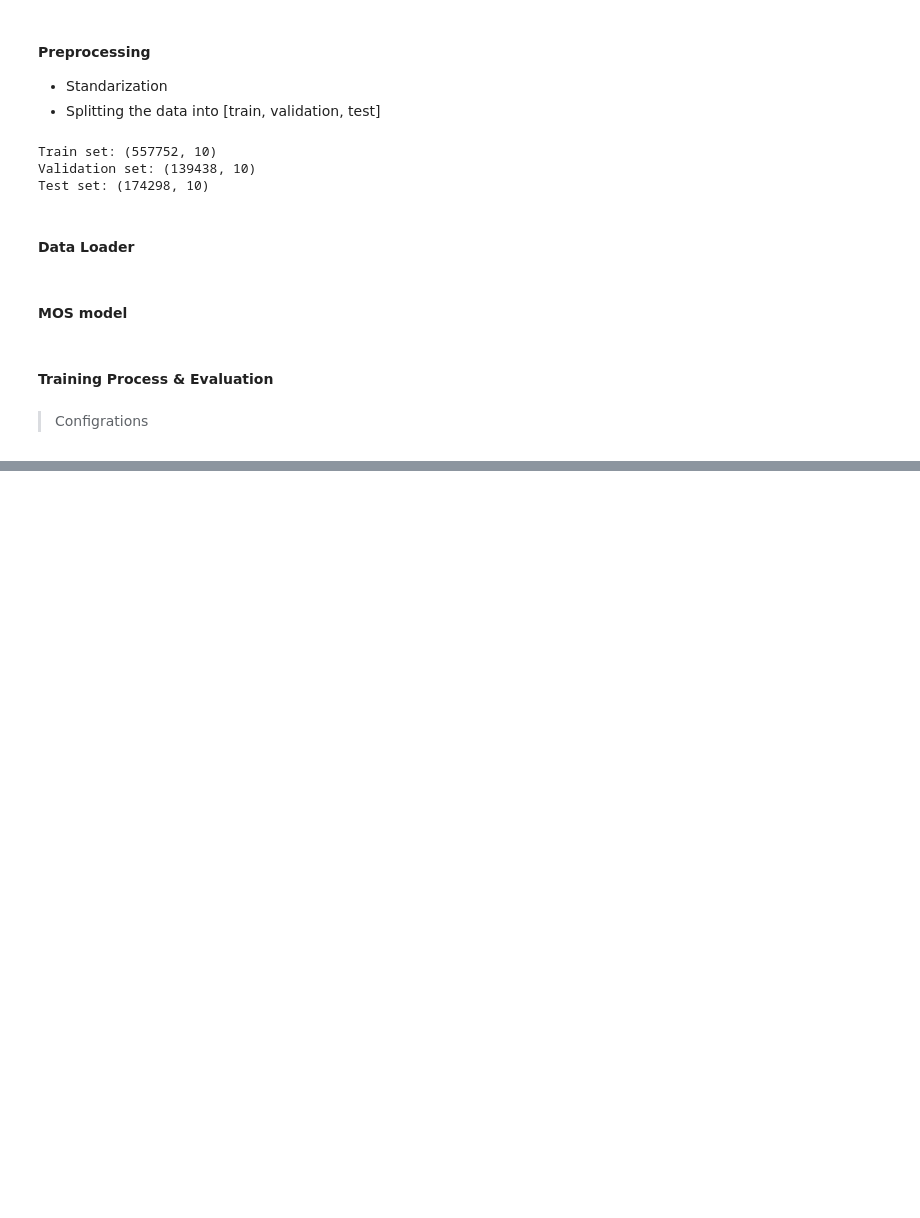
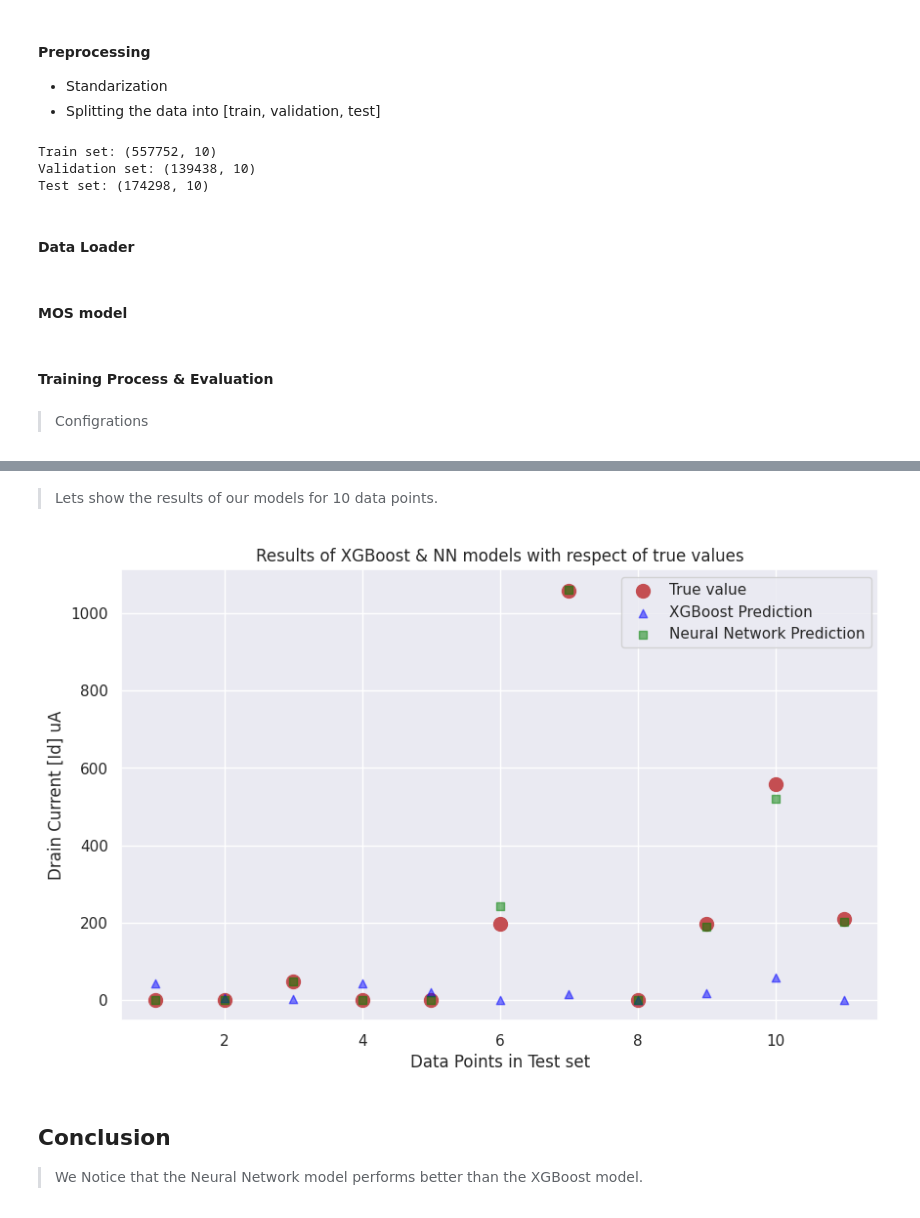
Before and after one commit to mo7amed7assan1911/MOS_Transistor_Current_Predictor, a Jupyter notebook: Notebooks/MOS_Transistor_Predictor.ipynb, the cells around one changed output, grey strips where cells are left out. Cells and saved outputs as stored; diff of their text form; code cells hidden in the pictures; blank space fills up the shorter version.

```diff
--- a/Notebooks/MOS_Transistor_Predictor.ipynb
+++ b/Notebooks/MOS_Transistor_Predictor.ipynb
@@ -566,18 +568,21 @@ class MOS_model(nn.Module):
         super(MOS_model, self).__init__()
 
         # Define the layers
-        self.fc1 = nn.Linear(input_size, 512)
-        self.fc2 = nn.Linear(512, 256)
-        self.fc3 = nn.Linear(256, 128)
-        self.fc4 = nn.Linear(128, 64)
+        self.fc1 = nn.Linear(input_size, 1024)
+        self.fc2 = nn.Linear(1024, 512)
+        self.fc3 = nn.Linear(512, 256)
+        self.fc4 = nn.Linear(256, 64)
         self.fc5 = nn.Linear(64, 32)
         self.fc6 = nn.Linear(32, 1) # Output layer
 
         self.relu = nn.ReLU()
+        self.dropout = nn.Dropout(0.15)
 
     def forward(self, x):
         x = self.relu(self.fc1(x))
+#         x = self.dropout(x)
         x = self.relu(self.fc2(x))
+        x = self.dropout(x)
         x = self.relu(self.fc3(x))
         x = self.relu(self.fc4(x))
         x = self.relu(self.fc5(x))
@@ -801,0 +897,31 @@ plt.legend();
+# %% [markdown]
+> Lets show the results of our models for 10 data points.
+# %%
+model.eval()
+with torch.no_grad():
+    for x, y in test_loader:
+        output = model(x)
+        x_test = x
+        y_test = y
+
+        break # To get the first batch only
+# %%
+y_true = y_test.to('cpu').numpy().reshape(-1)[:11]
+y_xgboost = best_estimator.predict(x_test.to('cpu').numpy()).reshape(-1)[:11]
+y_nn = output.to('cpu').numpy().reshape(-1)[:11]
+
+x_values = list(range(1, y_true.shape[0]+1))
+# %%
+fig, ax = plt.subplots(figsize=(10, 6))
+ax.scatter(x=x_values, y=y_true, color='r', s=100, label='True value');
+ax.scatter(x=x_values, y=y_xgboost, color='blue', marker='^', alpha=0.5, label='XGBoost Prediction');
+ax.scatter(x=x_values, y=y_nn, color='green', marker='s', alpha=0.5, label='Neural Network Prediction');
+ax.set_title('Results of XGBoost & NN models with respect of true values');
+ax.set_xlabel('Data Points in Test set');
+ax.set_ylabel('Drain Current [Id] uA');
+ax.legend();
+# %% [output]
+[figure, added]
+# %% [markdown]
+## Conclusion
+> We Notice that the Neural Network model performs better than the XGBoost model.
```
Also changed, not shown: parts of 17 cells of this notebook, 3 other files.
